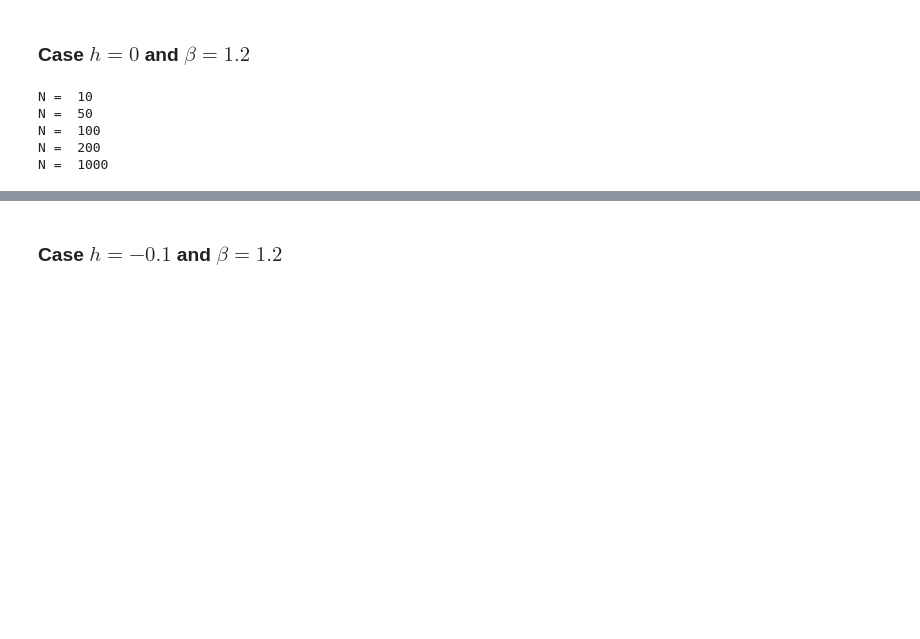
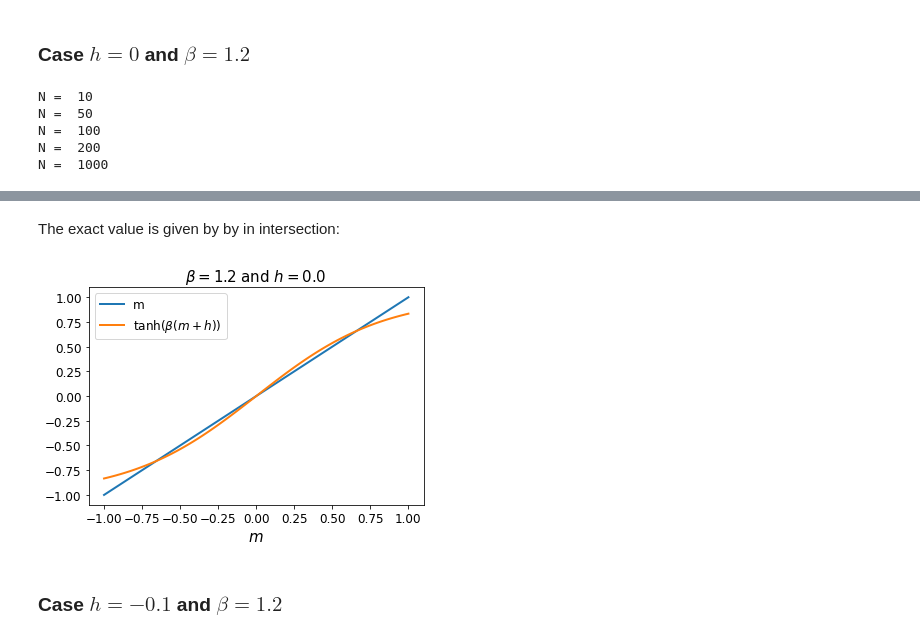
Before and after one commit to rodsveiga/PHYS-642, a Jupyter notebook: hm1.ipynb, the cells around one changed output, grey strips where cells are left out. Cells and saved outputs as stored; diff of their text form; code cells hidden in the pictures; blank space fills up the shorter version.

```diff
--- a/hm1.ipynb
+++ b/hm1.ipynb
@@ -104,3 +103,19 @@ plt.show()
+# %% [markdown]
+The exact value is given by by in intersection:
+# %%
+mline = np.linspace(-1, 1, 100)
+
+f, ax = plt.subplots(1, 1)
+
+ax.plot(mline, mline, label= 'm', lw= 2.0)
+ax.plot(mline, np.tanh(beta*(h + mline)), label= '$\\tanh ( \\beta (m + h))$', lw= 2.0)
+ax.set_xlabel('$m$', fontsize= 15)
+ax.legend(fontsize= 12)
+ax.tick_params(labelsize=12)
+ax.set_title('$\\beta =  %.1f $ and $h = %.1f $' % (beta, h), fontsize= 15)
+plt.show()
+# %% [output]
+[figure, added]
 # %% [markdown]
 ### Case $ h = - 0.1 $ and $ \beta = 1.2$
 # %%
```
Also changed, not shown: parts of 6 cells of this notebook.
